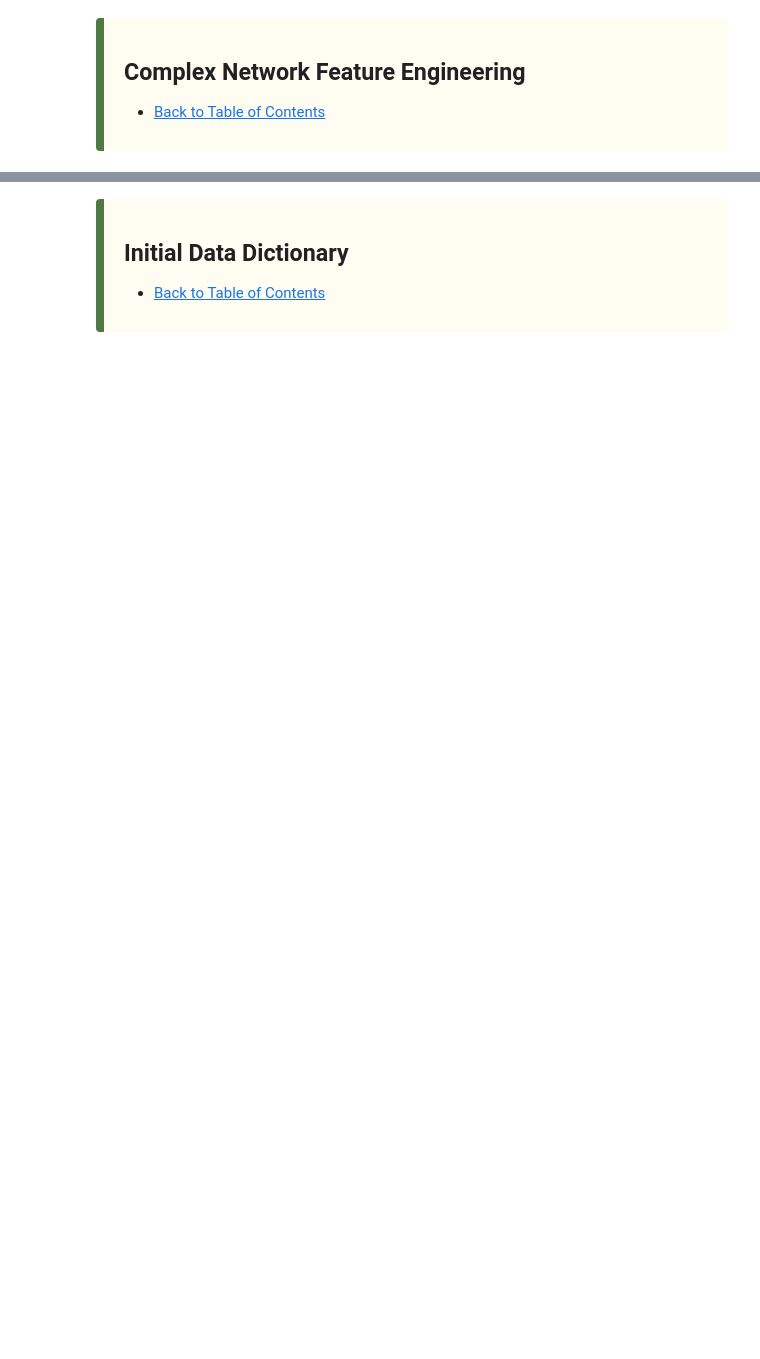
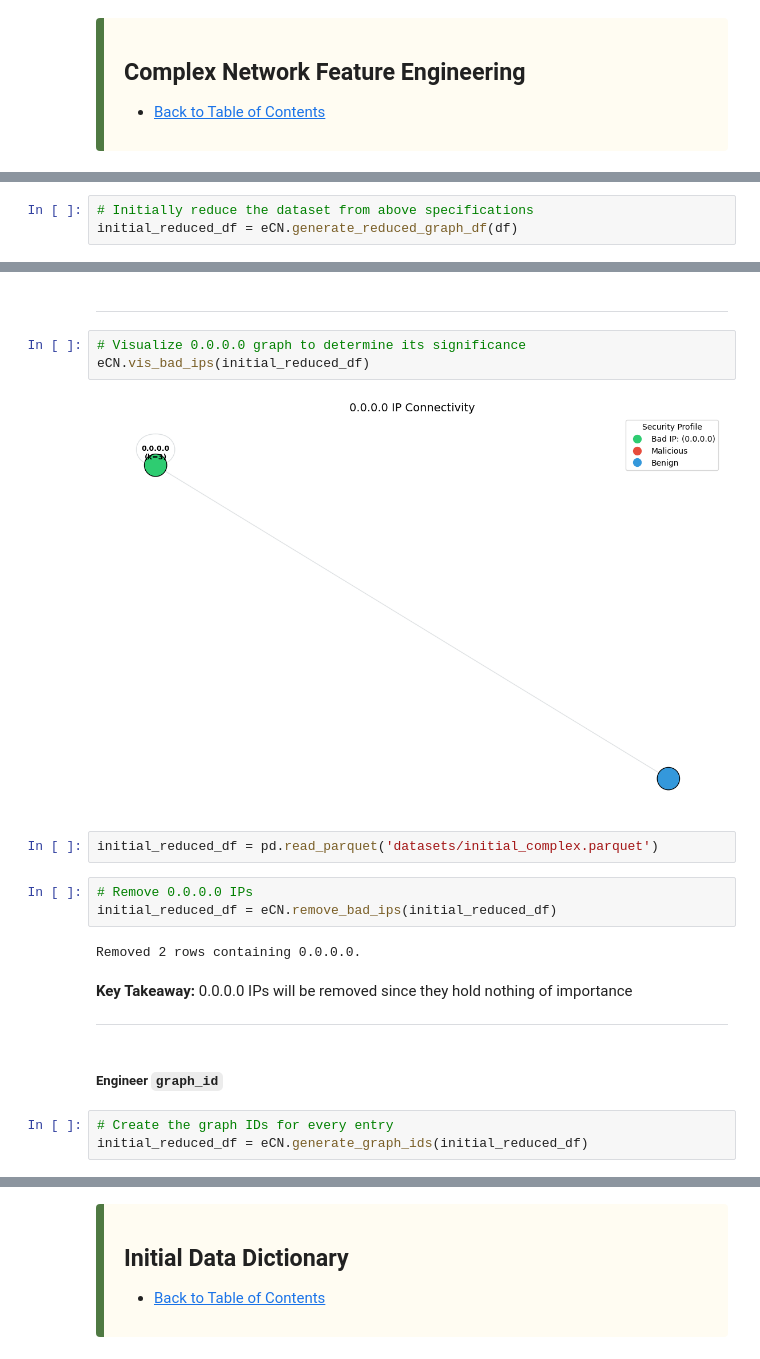
Before and after one commit to JaredWood-DU/COMP3703, a Jupyter notebook: final/explore_complex_networks.ipynb, the cells around one changed output, grey strips where cells are left out. Cells and saved outputs as stored; diff of their text form; blank space fills up the shorter version.

Commit message:
Checkpoint (Feature Engineering and template for Exploration Completed)

```diff
--- a/final/explore_complex_networks.ipynb
+++ b/final/explore_complex_networks.ipynb
@@ -170,0 +218,3 @@ eCN.batch_generate_timing(df)
+# %%
+# Initially reduce the dataset from above specifications
+initial_reduced_df = eCN.generate_reduced_graph_df(df)
@@ -170,0 +224,23 @@ eCN.batch_generate_timing(df)
+# %% [markdown]
+---
+# %%
+# Visualize 0.0.0.0 graph to determine its significance
+eCN.vis_bad_ips(initial_reduced_df)
+# %% [output]
+[figure, added]
+# %%
+initial_reduced_df = pd.read_parquet('datasets/initial_complex.parquet')
+# %%
+# Remove 0.0.0.0 IPs
+initial_reduced_df = eCN.remove_bad_ips(initial_reduced_df)
+# %% [output]
+Removed 2 rows containing 0.0.0.0.
+# %% [markdown]
+**Key Takeaway:** 0.0.0.0 IPs will be removed since they hold nothing of importance
+
+---
+# %% [markdown]
+##### Engineer `graph_id`
+# %%
+# Create the graph IDs for every entry
+initial_reduced_df = eCN.generate_graph_ids(initial_reduced_df)
```
Also changed, not shown: parts of 49 cells of this notebook, 2 other files.
